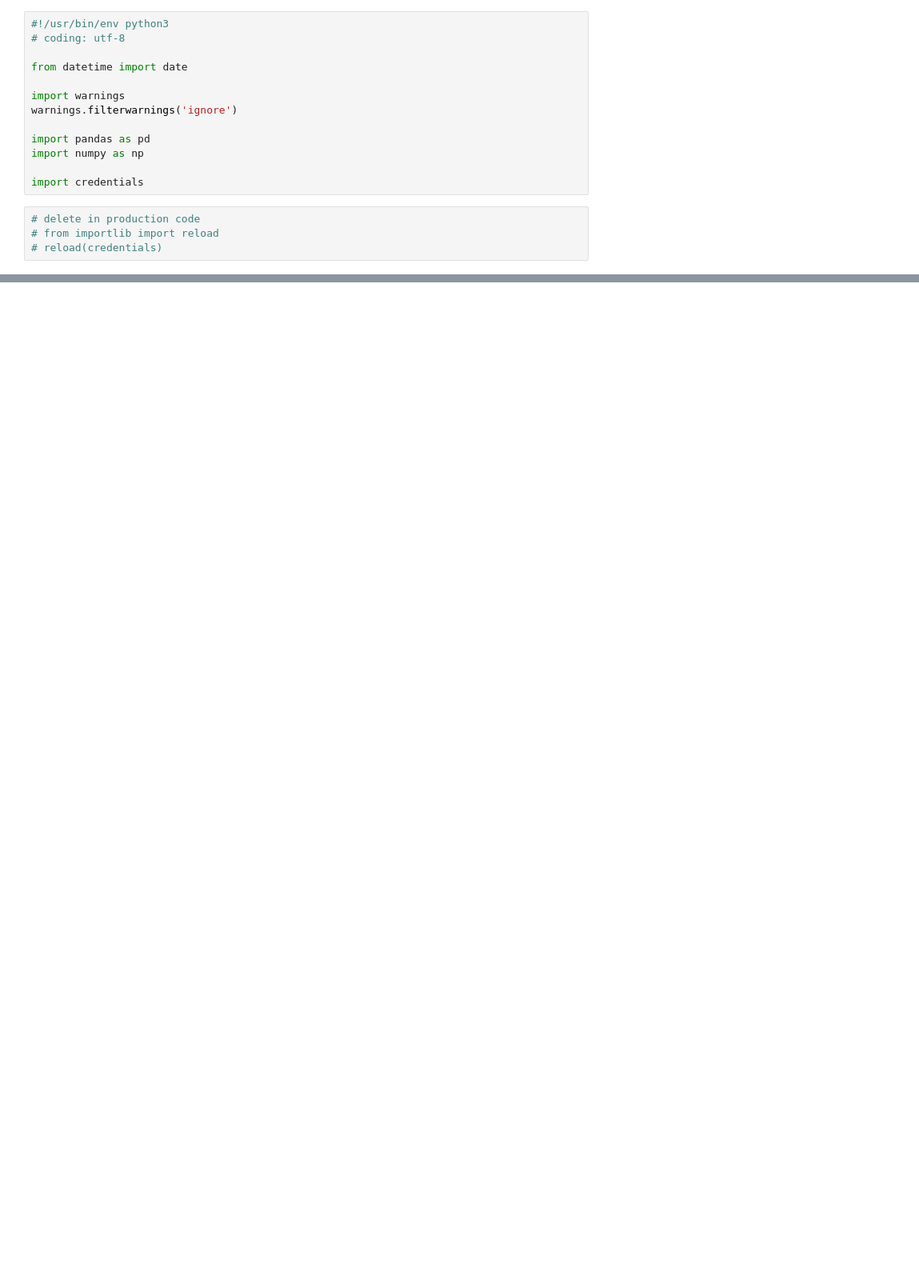
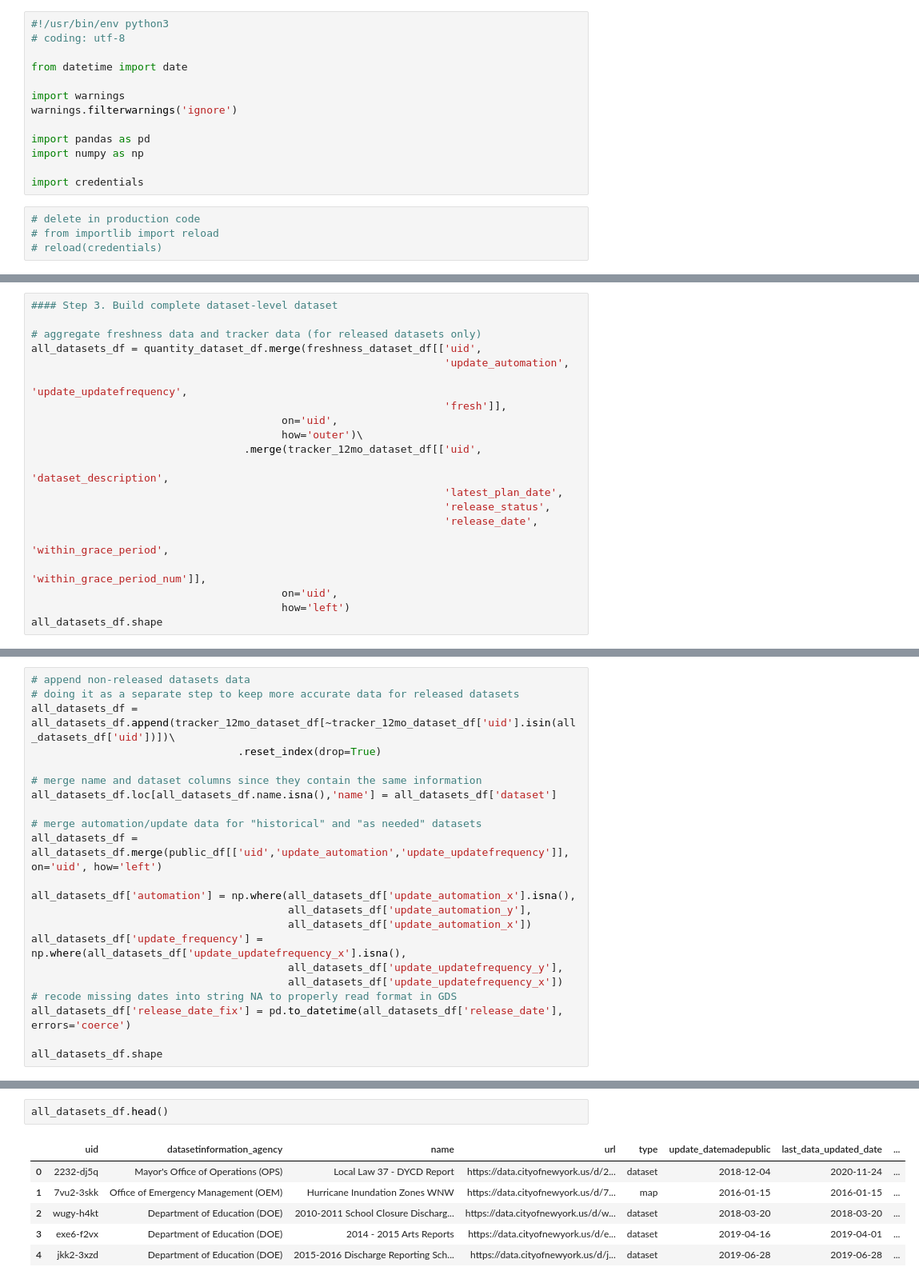
Before and after one commit to MODA-NYC/OpenDataDashboard_v3, a Jupyter notebook: dashboard.ipynb, the cells around one changed output, grey strips where cells are left out. Shown: that part at 80% size. Drawn from its saved outputs; the diff is of its cells as text; blank space fills up the shorter version.

```diff
--- a/dashboard.ipynb
+++ b/dashboard.ipynb
@@ -573,0 +532,20 @@ all_datasets_df.shape
+# %%
+#### Step 3. Build complete dataset-level dataset
+
+# aggregate freshness data and tracker data (for released datasets only)
+all_datasets_df = quantity_dataset_df.merge(freshness_dataset_df[['uid',
+                                                                  'update_automation',
+                                                                  'update_updatefrequency',
+                                                                  'fresh']],
+                                        on='uid',
+                                        how='outer')\
+                                  .merge(tracker_12mo_dataset_df[['uid',
+                                                                  'dataset_description',
+                                                                  'latest_plan_date',
+                                                                  'release_status',
+                                                                  'release_date',
+                                                                  'within_grace_period',
+                                                                  'within_grace_period_num']],
+                                        on='uid',
+                                        how='left')
+all_datasets_df.shape
@@ -573,0 +563,22 @@ all_datasets_df.shape
+# %%
+# append non-released datasets data
+# doing it as a separate step to keep more accurate data for released datasets
+all_datasets_df = all_datasets_df.append(tracker_12mo_dataset_df[~tracker_12mo_dataset_df['uid'].isin(all_datasets_df['uid'])])\
+                                 .reset_index(drop=True)
+
+# merge name and dataset columns since they contain the same information
+all_datasets_df.loc[all_datasets_df.name.isna(),'name'] = all_datasets_df['dataset']
+
+# merge automation/update data for "historical" and "as needed" datasets
+all_datasets_df = all_datasets_df.merge(public_df[['uid','update_automation','update_updatefrequency']], on='uid', how='left')
+
+all_datasets_df['automation'] = np.where(all_datasets_df['update_automation_x'].isna(),
+                                         all_datasets_df['update_automation_y'],
+                                         all_datasets_df['update_automation_x'])
+all_datasets_df['update_frequency'] = np.where(all_datasets_df['update_updatefrequency_x'].isna(),
+                                         all_datasets_df['update_updatefrequency_y'],
+                                         all_datasets_df['update_updatefrequency_x'])
+# recode missing dates into string NA to properly read format in GDS
+all_datasets_df['release_date_fix'] = pd.to_datetime(all_datasets_df['release_date'], errors='coerce')
+
+all_datasets_df.shape
@@ -573,0 +587,9 @@ all_datasets_df.shape
+# %%
+all_datasets_df.head()
+# %% [output]
+|  | uid | datasetinformation_agency | name | url | type | update_datemadepublic | last_data_updated_date | ... |
+| 0 | 2232-dj5q | Mayor's Office of Operations (OPS) | Local Law 37 - DYCD Report | https://data.cityofnewyork.us/d/2... | dataset | 2018-12-04 | 2020-11-24 | ... |
+| 1 | 7vu2-3skk | Office of Emergency Management (OEM) | Hurricane Inundation Zones WNW | https://data.cityofnewyork.us/d/7... | map | 2016-01-15 | 2016-01-15 | ... |
+| 2 | wugy-h4kt | Department of Education (DOE) | 2010-2011 School Closure Discharg... | https://data.cityofnewyork.us/d/w... | dataset | 2018-03-20 | 2018-03-20 | ... |
+| 3 | exe6-f2vx | Department of Education (DOE) | 2014 - 2015 Arts Reports | https://data.cityofnewyork.us/d/e... | dataset | 2019-04-16 | 2019-04-01 | ... |
+| 4 | jkk2-3xzd | Department of Education (DOE) | 2015-2016 Discharge Reporting Sch... | https://data.cityofnewyork.us/d/j... | dataset | 2019-06-28 | 2019-06-28 | ... |
```
Also changed, not shown: parts of 51 cells of this notebook, 3 other files.
